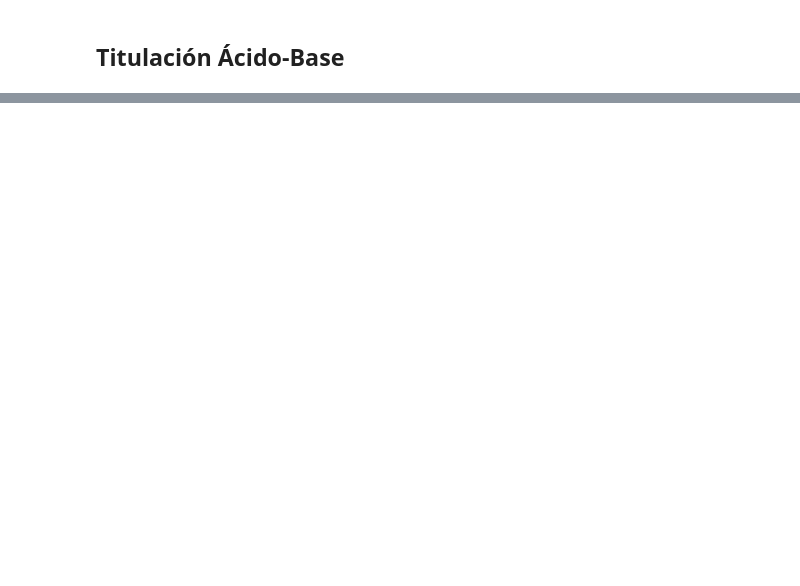
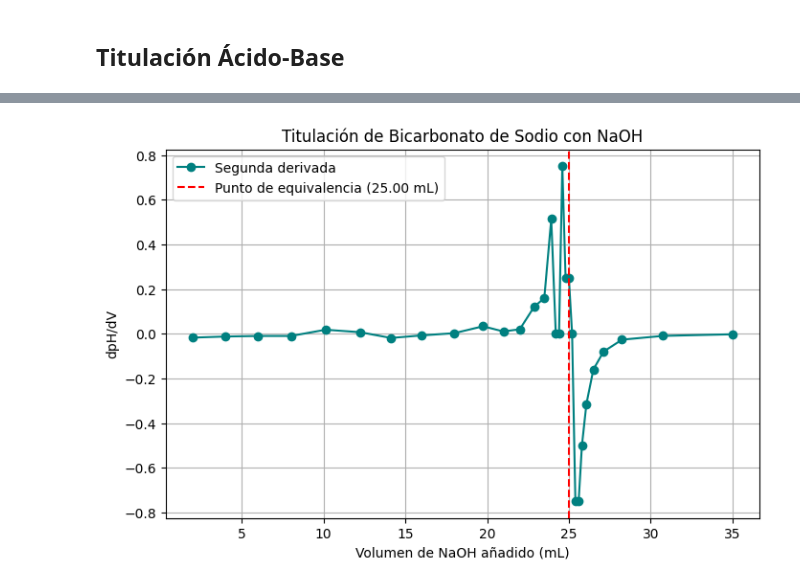
Before and after one commit to matquim/Practicas-Calculo-I, a Jupyter notebook: u5p3.ipynb, the cells around one changed output, grey strips where cells are left out. Saved outputs shown, nothing was run; the diff lists cells and outputs as text; code cells hidden in the pictures; blank space fills up the shorter version.

Commit message:
Se agrega aplicación de derivadas

```diff
--- a/u5p3.ipynb
+++ b/u5p3.ipynb
@@ -551,0 +95,20 @@ plt.show()
+# %%
+d2pH_d2V = (dpH_dV[1:] - dpH_dV[0:-1]) / (Vm[1:] - Vm[0:-1])
+Vmm = (Vm[0:-1] + Vm[1:]) / 2
+
+plt.figure(figsize=(8, 5))
+
+plt.plot(Vmm, d2pH_d2V, marker='o', color='teal', label='Segunda derivada')
+plt.axvline(x=25.00, color='red', linestyle='--', label='Punto de equivalencia (25.00 mL)')
+
+plt.title('Titulación de Bicarbonato de Sodio con NaOH')
+
+plt.xlabel('Volumen de NaOH añadido (mL)')
+plt.ylabel('dpH/dV')
+
+plt.grid(True)
+
+plt.legend()
+plt.show()
+# %% [output]
+[figure, added]
```
Also changed, not shown: parts of 17 cells of this notebook, 2 other files.
